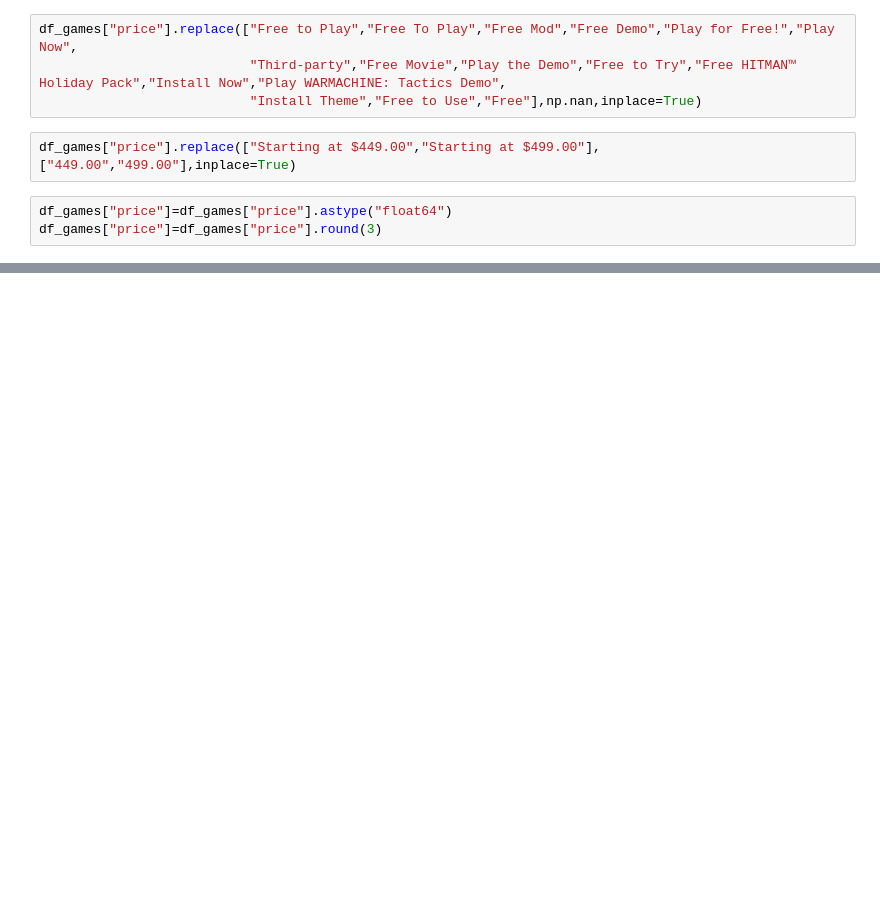
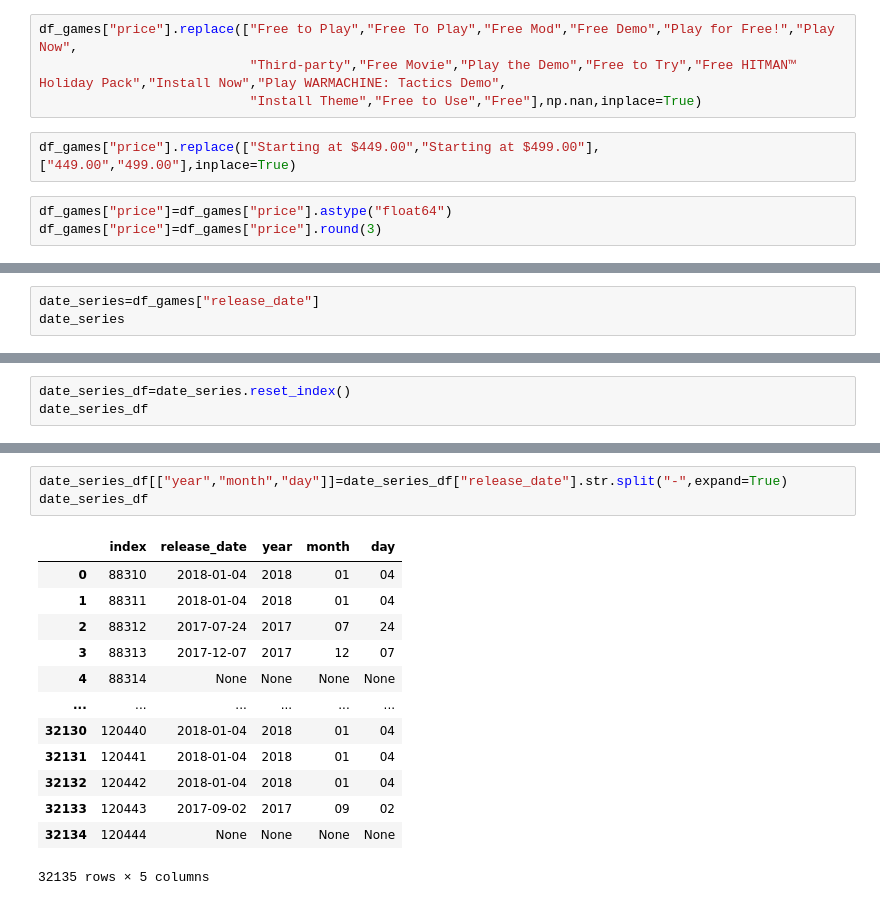
Before and after one commit to AbnGrp/IP_ML, a Jupyter notebook: ETL_processes/steam_games.ipynb, the cells around one changed output, grey strips where cells are left out. Drawn from its saved outputs; the diff is of its cells as text; blank space fills up the shorter version.

```diff
--- a/ETL_processes/steam_games.ipynb
+++ b/ETL_processes/steam_games.ipynb
@@ -254,3 +254,6 @@ df_games.head(3)
 | 88310 | [Action, Casual, Indie, Simulatio... | Lost Summoner Kitty | 2018-01-04 | [Strategy, Action, Indie, Casual,... | [Single-player] | 4.99 | 0.0 | 761140.0 | Kotoshiro |
 | 88311 | [Free to Play, Indie, RPG, Strategy] | Ironbound | 2018-01-04 | [Free to Play, Strategy, Indie, R... | [Single-player, Multi-player, Onl... | NaN | 0.0 | 643980.0 | Secret Level SRL |
 | 88312 | [Casual, Free to Play, Indie, Sim... | Real Pool 3D - Poolians | 2017-07-24 | [Free to Play, Simulation, Sports... | [Single-player, Multi-player, Onl... | NaN | 0.0 | 670290.0 | Poolians.com |
+# %%
+date_series=df_games["release_date"]
+date_series
@@ -256,0 +273,3 @@ df_games.head(3)
+# %%
+date_series_df=date_series.reset_index()
+date_series_df
@@ -256,0 +290,17 @@ df_games.head(3)
+# %%
+date_series_df[["year","month","day"]]=date_series_df["release_date"].str.split("-",expand=True)
+date_series_df
+# %% [output]
+|  | index | release_date | year | month | day |
+| 0 | 88310 | 2018-01-04 | 2018 | 01 | 04 |
+| 1 | 88311 | 2018-01-04 | 2018 | 01 | 04 |
+| 2 | 88312 | 2017-07-24 | 2017 | 07 | 24 |
+| 3 | 88313 | 2017-12-07 | 2017 | 12 | 07 |
+| 4 | 88314 | None | None | None | None |
+| ... | ... | ... | ... | ... | ... |
+| 32130 | 120440 | 2018-01-04 | 2018 | 01 | 04 |
+| 32131 | 120441 | 2018-01-04 | 2018 | 01 | 04 |
+| 32132 | 120442 | 2018-01-04 | 2018 | 01 | 04 |
+| 32133 | 120443 | 2017-09-02 | 2017 | 09 | 02 |
+| 32134 | 120444 | None | None | None | None |
+32135 rows × 5 columns
```
Also changed, not shown: parts of 17 cells of this notebook, 1 other file.
